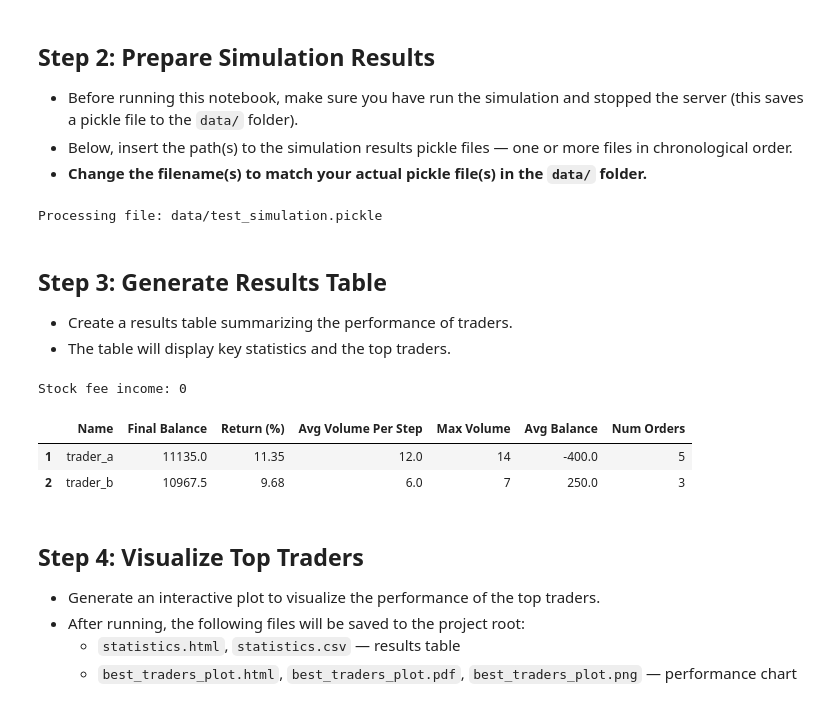
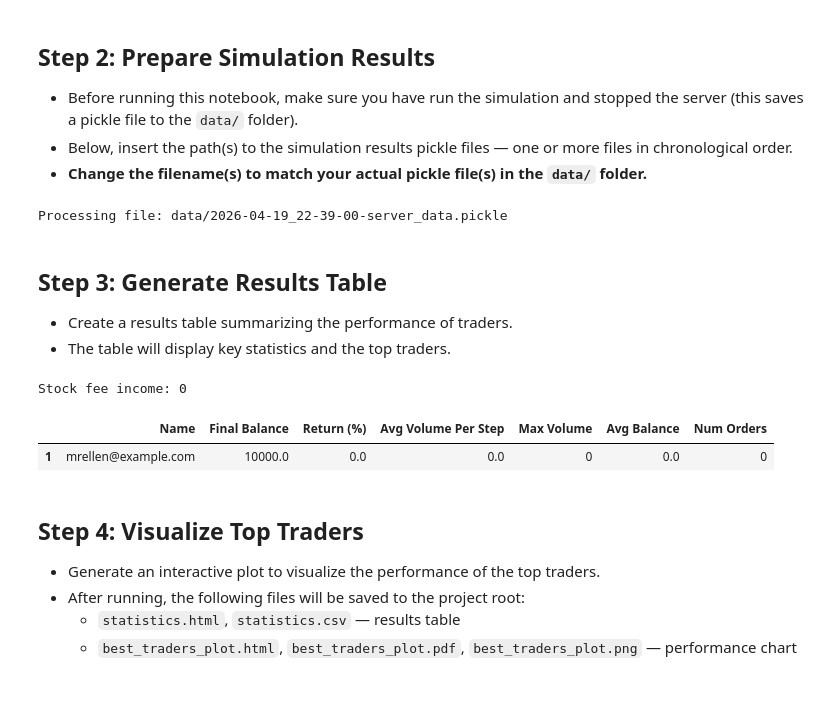
Before and after one commit to MrEll3n/limit-order-market-simulator, a Jupyter notebook: src/report/report.ipynb, the cells around one changed output. Drawn from its saved outputs; the diff is of its cells as text; code cells hidden in the pictures.

```diff
--- a/src/report/report.ipynb
+++ b/src/report/report.ipynb
@@ -24,22 +24,21 @@ from src.report.create_report import *
 - Below, insert the path(s) to the simulation results pickle files — one or more files in chronological order.
 - **Change the filename(s) to match your actual pickle file(s) in the `data/` folder.**
 # %%
-file_paths = ['data/test_simulation.pickle']
-users, timestamps, mid_prices = load_data(file_paths)
+file_paths = ['data/2026-04-19_22-39-00-server_data.pickle']
+users, products = load_data(file_paths)
 # %% [output]
-Processing file: data/test_simulation.pickle
+Processing file: data/2026-04-19_22-39-00-server_data.pickle
 # %% [markdown]
 ## Step 3: Generate Results Table
 - Create a results table summarizing the performance of traders.
 - The table will display key statistics and the top traders.
 # %%
-stats_df, top_n = create_results_table(users, mid_prices, censor=False, top_n=10)
+stats_df, top_n = create_results_table(users, products, censor=False, top_n=10)
 display(stats_df)
 # %% [output]
 Stock fee income: 0
 |  | Name | Final Balance | Return (%) | Avg Volume Per Step | Max Volume | Avg Balance | Num Orders |
-| 1 | trader_a | 11135.0 | 11.35 | 12.0 | 14 | -400.0 | 5 |
-| 2 | trader_b | 10967.5 | 9.68 | 6.0 | 7 | 250.0 | 3 |
+| 1 | mrellen@example.com | 10000.0 | 0.0 | 0.0 | 0 | 0.0 | 0 |
 # %% [markdown]
 ## Step 4: Visualize Top Traders
 - Generate an interactive plot to visualize the performance of the top traders.
```
Also changed, not shown: parts of 2 cells of this notebook, 15 other files.
